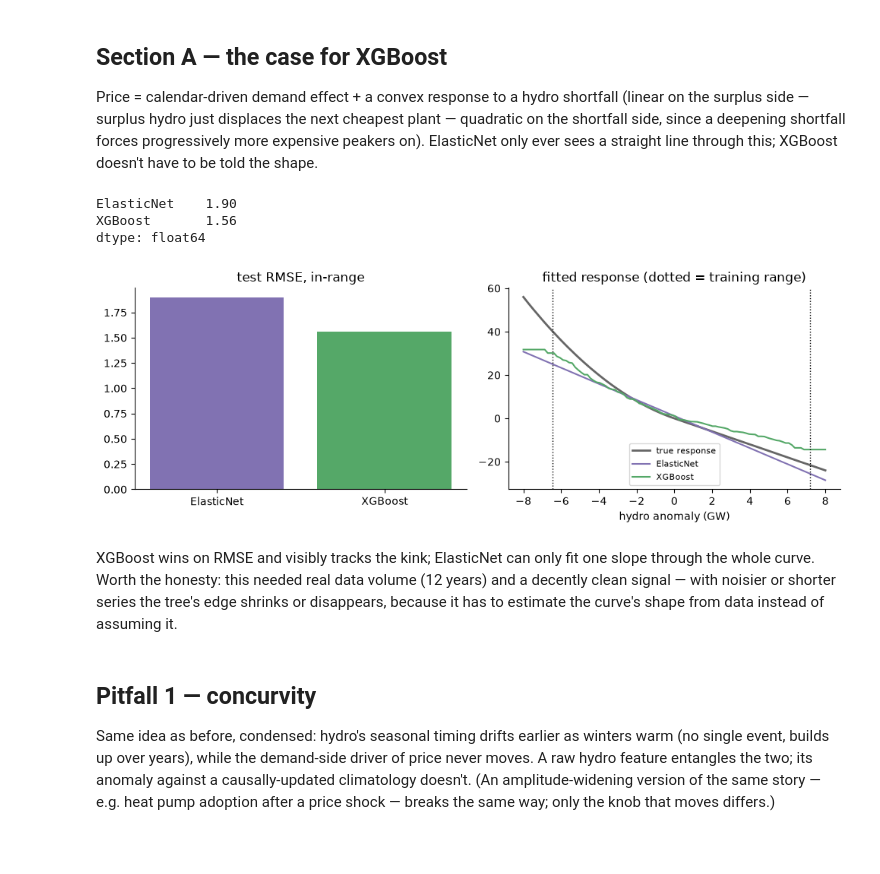
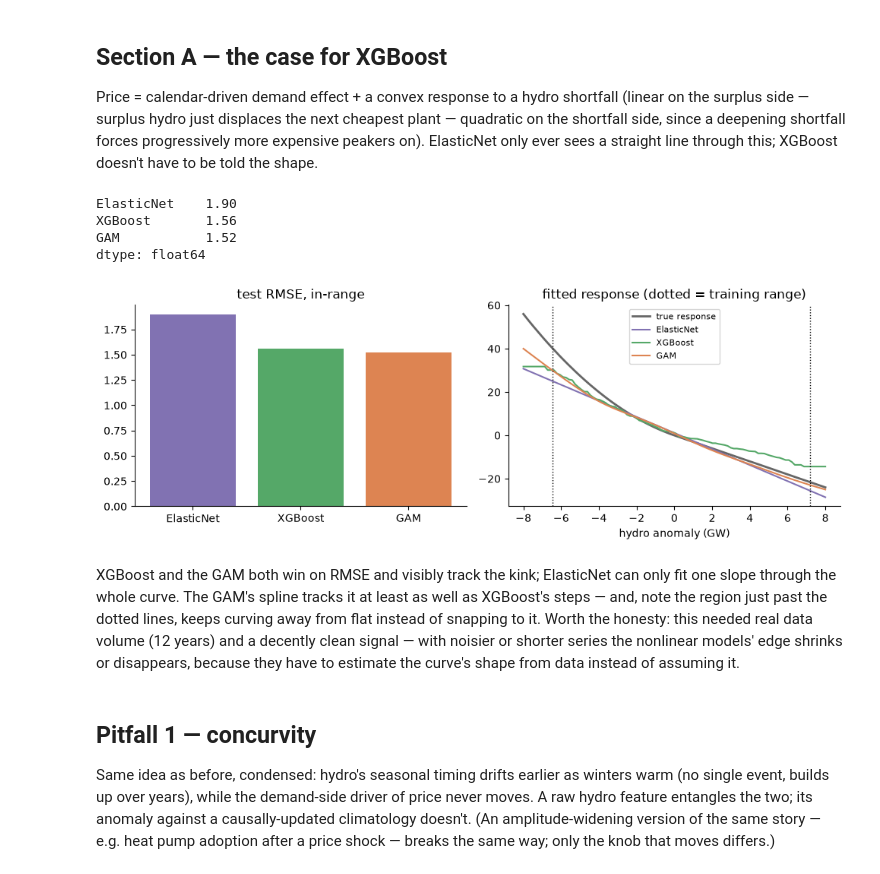
Before and after one commit to jameschapman19/Template, a Jupyter notebook: notebooks/concurvity_seasonality.ipynb, the cells around one changed output. Cells and saved outputs as stored; diff of their text form; code cells hidden in the pictures; blank space fills up the shorter version.

```diff
--- a/notebooks/concurvity_seasonality.ipynb
+++ b/notebooks/concurvity_seasonality.ipynb
@@ -22,10 +28,11 @@ from sklearn.preprocessing import StandardScaler
 from sklearn.pipeline import make_pipeline
 from sklearn.metrics import mean_squared_error
 from xgboost import XGBRegressor
+from pygam import LinearGAM, l, s
 
 plt.rcParams["figure.figsize"] = (9, 3.6)
 plt.rcParams["axes.spines.top"] = plt.rcParams["axes.spines.right"] = False
-PURPLE, GREEN, GREY = "#8172B2", "#55A868", "#666666"
+PURPLE, GREEN, AMBER, GREY = "#8172B2", "#55A868", "#DD8452", "#666666"
 fourier_cols = ["sin1", "cos1", "sin2", "cos2"]
 
 def add_calendar(df):
@@ -43,6 +50,15 @@ def fit_xgb(train_df, cols, target="price", **kw):
     m = XGBRegressor(n_estimators=300, max_depth=3, learning_rate=0.05, subsample=0.8, colsample_bytree=0.8, random_state=0, **kw)
     return m.fit(train_df[cols], train_df[target])
 
+def fit_gam(train_df, cols, target="price"):
+    # linear terms for every column except the last, a penalized spline for the last (the feature)
+    terms = l(0)
+    for i in range(1, len(cols) - 1):
+        terms += l(i)
+    terms += s(len(cols) - 1, n_splines=15)
+    gam = LinearGAM(terms)
+    return gam.gridsearch(train_df[cols].values, train_df[target].values, progress=False)
+
 def rmse(y_true, y_pred):
     return mean_squared_error(y_true, y_pred) ** 0.5
 # %% [markdown]
@@ -78,42 +94,48 @@ train_years_A = 12
 df_a = simulate_market(train_years_A + 3, beta_conv=0.5)
 train_a, test_a = df_a[df_a["t_years"] < train_years_A], df_a[df_a["t_years"] >= train_years_A]
 cols = fourier_cols + ["X"]
-enet_a, xgb_a = fit_enet(train_a, cols), fit_xgb(train_a, cols)
+enet_a, xgb_a, gam_a = fit_enet(train_a, cols), fit_xgb(train_a, cols), fit_gam(train_a, cols)
 
 rmse_a = {"ElasticNet": rmse(test_a["price"], enet_a.predict(test_a[cols])),
-          "XGBoost": rmse(test_a["price"], xgb_a.predict(test_a[cols]))}
+          "XGBoost": rmse(test_a["price"], xgb_a.predict(test_a[cols])),
+          "GAM": rmse(test_a["price"], gam_a.predict(test_a[cols].values))}
 print(pd.Series(rmse_a).round(2))
 
 grid = pd.DataFrame({"anomaly_X": np.linspace(-8, 8, 100)})
 grid["X"] = 6.0 + grid["anomaly_X"]
 for c in fourier_cols:
     grid[c] = 0.0
 grid["true"] = -3.0 * grid["anomaly_X"] + 0.5 * np.maximum(0, -grid["anomaly_X"]) ** 2
 grid["ElasticNet"] = enet_a.predict(grid[cols]) - 70.0
 grid["XGBoost"] = xgb_a.predict(grid[cols]) - 70.0
+grid["GAM"] = gam_a.predict(grid[cols].values) - 70.0
 
 fig, axes = plt.subplots(1, 2, figsize=(10, 3.6))
-axes[0].bar(rmse_a.keys(), rmse_a.values(), color=[PURPLE, GREEN])
+axes[0].bar(rmse_a.keys(), rmse_a.values(), color=[PURPLE, GREEN, AMBER])
 axes[0].set_title("test RMSE, in-range")
 axes[1].plot(grid["anomaly_X"], grid["true"], color=GREY, lw=2, label="true response")
 axes[1].plot(grid["anomaly_X"], grid["ElasticNet"], color=PURPLE, label="ElasticNet")
 axes[1].plot(grid["anomaly_X"], grid["XGBoost"], color=GREEN, label="XGBoost")
+axes[1].plot(grid["anomaly_X"], grid["GAM"], color=AMBER, label="GAM")
 axes[1].axvline(train_a["anomaly_X"].min(), color="k", ls=":", lw=1)
 axes[1].axvline(train_a["anomaly_X"].max(), color="k", ls=":", lw=1)
 axes[1].set_xlabel("hydro anomaly (GW)"); axes[1].set_title("fitted response (dotted = training range)")
 axes[1].legend(fontsize=8)
 fig.tight_layout()
 plt.show()
 # %% [output]
 ElasticNet    1.90
 XGBoost       1.56
+GAM           1.52
 dtype: float64
-[figure, old version]
+[figure, new version]
 # %% [markdown]
-XGBoost wins on RMSE and visibly tracks the kink; ElasticNet can only fit one slope through the
-whole curve. Worth the honesty: this needed real data volume (12 years) and a decently clean
-signal — with noisier or shorter series the tree's edge shrinks or disappears, because it has to
-estimate the curve's shape from data instead of assuming it.
+XGBoost and the GAM both win on RMSE and visibly track the kink; ElasticNet can only fit one
+slope through the whole curve. The GAM's spline tracks it at least as well as XGBoost's steps —
+and, note the region just past the dotted lines, keeps curving away from flat instead of
+snapping to it. Worth the honesty: this needed real data volume (12 years) and a decently clean
+signal — with noisier or shorter series the nonlinear models' edge shrinks or disappears,
+because they have to estimate the curve's shape from data instead of assuming it.
 # %% [markdown]
 ## Pitfall 1 — concurvity
 
```
Also changed, not shown: parts of 5 cells of this notebook, 1 other file.
